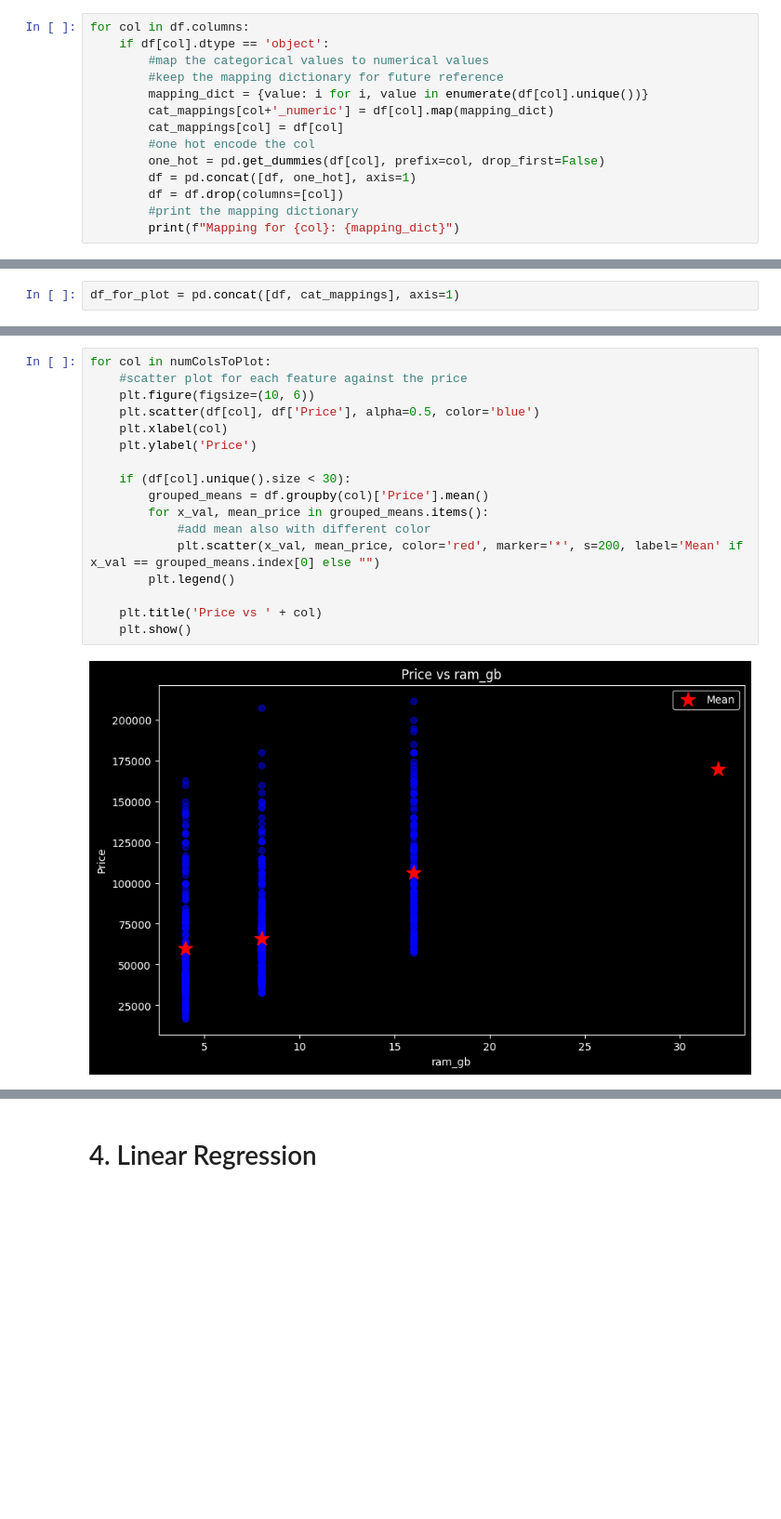
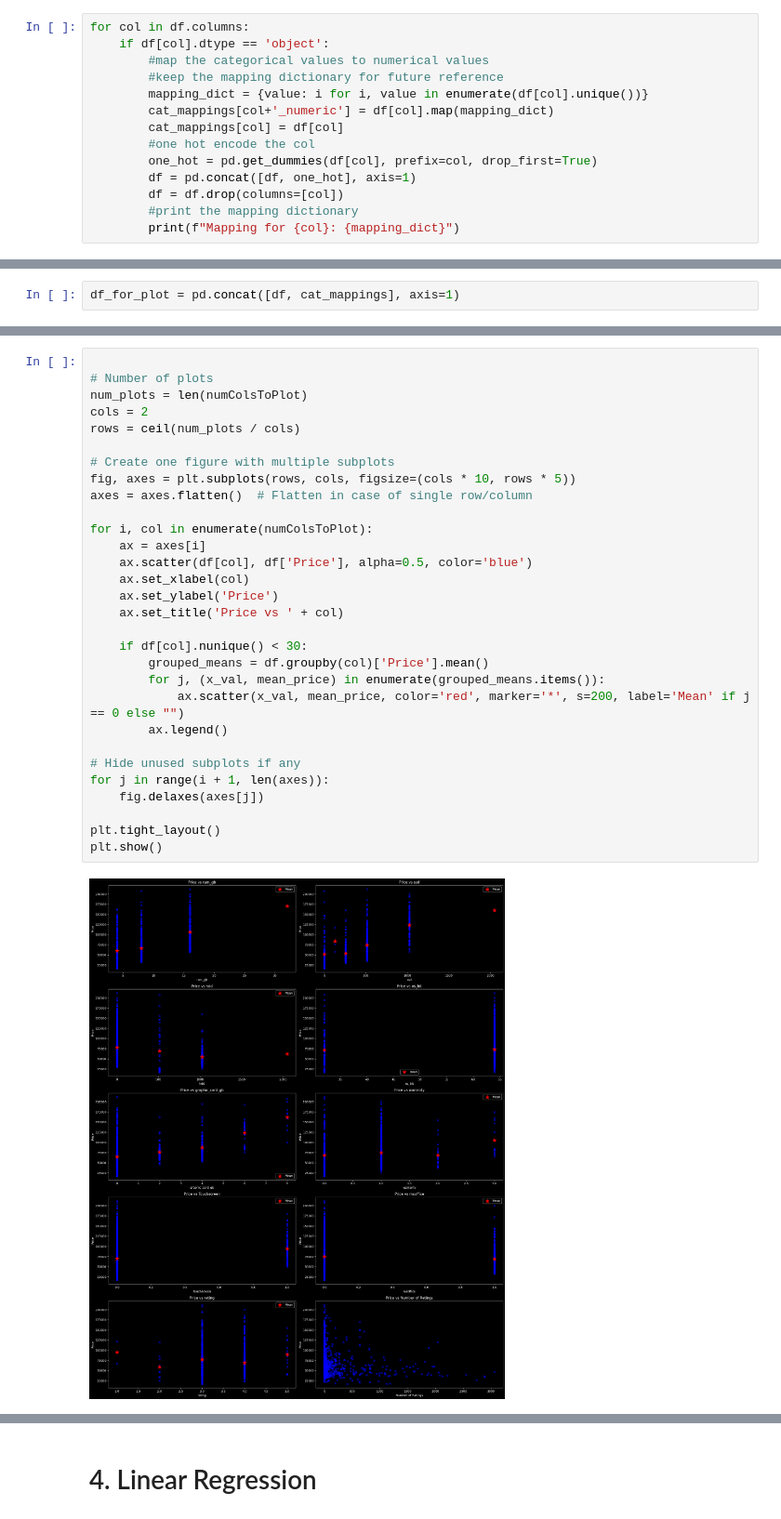
Before and after one commit to koutsompinask/MSC, a Jupyter notebook: semester B/Python/assignment/regression.ipynb, the cells around one changed output, grey strips where cells are left out. Shown at 93% size. Cells and saved outputs as stored; diff of their text form; blank space fills up the shorter version.

```diff
--- a/semester B/Python/assignment/regression.ipynb
+++ b/semester B/Python/assignment/regression.ipynb
@@ -179,7 +157,7 @@ for col in df.columns:
         cat_mappings[col+'_numeric'] = df[col].map(mapping_dict)
         cat_mappings[col] = df[col]
         #one hot encode the col
-        one_hot = pd.get_dummies(df[col], prefix=col, drop_first=False)
+        one_hot = pd.get_dummies(df[col], prefix=col, drop_first=True)
         df = pd.concat([df, one_hot], axis=1)
         df = df.drop(columns=[col])
         #print the mapping dictionary
@@ -205,19 +185,32 @@ df_for_plot = pd.concat([df, cat_mappings], axis=1)
 # %%
-for col in numColsToPlot:
-    #scatter plot for each feature against the price
-    plt.figure(figsize=(10, 6))
-    plt.scatter(df[col], df['Price'], alpha=0.5, color='blue')
-    plt.xlabel(col)
-    plt.ylabel('Price')
 
-    if (df[col].unique().size < 30):
+# Number of plots
+num_plots = len(numColsToPlot)
+cols = 2
+rows = ceil(num_plots / cols)
+
+# Create one figure with multiple subplots
+fig, axes = plt.subplots(rows, cols, figsize=(cols * 10, rows * 5))
+axes = axes.flatten()  # Flatten in case of single row/column
+
+for i, col in enumerate(numColsToPlot):
+    ax = axes[i]
+    ax.scatter(df[col], df['Price'], alpha=0.5, color='blue')
+    ax.set_xlabel(col)
+    ax.set_ylabel('Price')
+    ax.set_title('Price vs ' + col)
+
+    if df[col].nunique() < 30:
         grouped_means = df.groupby(col)['Price'].mean()
-        for x_val, mean_price in grouped_means.items():
-            #add mean also with different color
-            plt.scatter(x_val, mean_price, color='red', marker='*', s=200, label='Mean' if x_val == grouped_means.index[0] else "")
-        plt.legend()
+        for j, (x_val, mean_price) in enumerate(grouped_means.items()):
+            ax.scatter(x_val, mean_price, color='red', marker='*', s=200, label='Mean' if j == 0 else "")
+        ax.legend()
 
-    plt.title('Price vs ' + col)
-    plt.show()
+# Hide unused subplots if any
+for j in range(i + 1, len(axes)):
+    fig.delaxes(axes[j])
+
+plt.tight_layout()
+plt.show()
 # %% [output]
-[figure, old version]
+[figure, new version]
```
Also changed, not shown: parts of 17 cells of this notebook.
